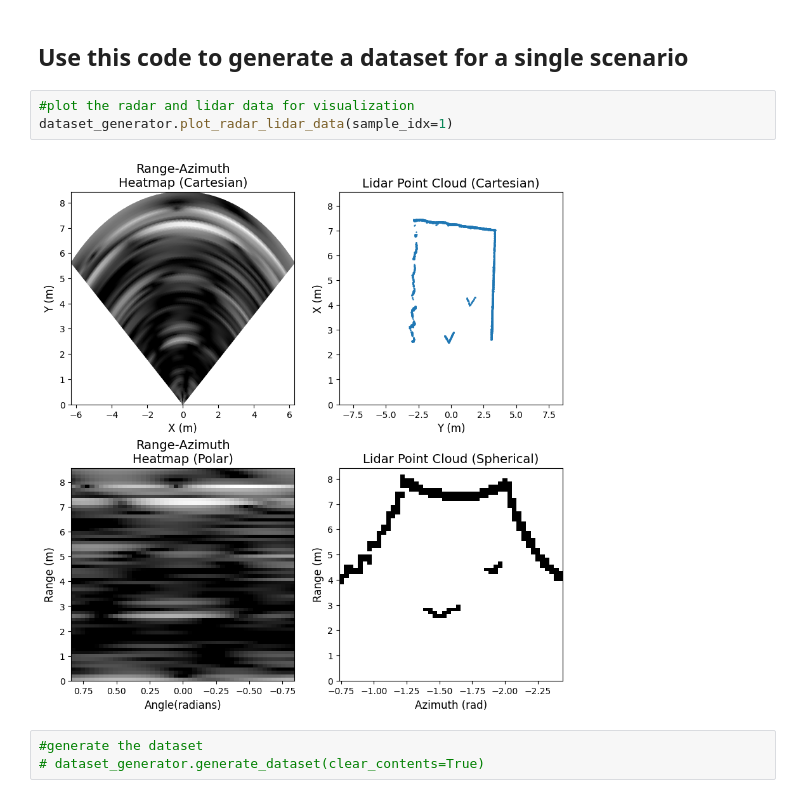
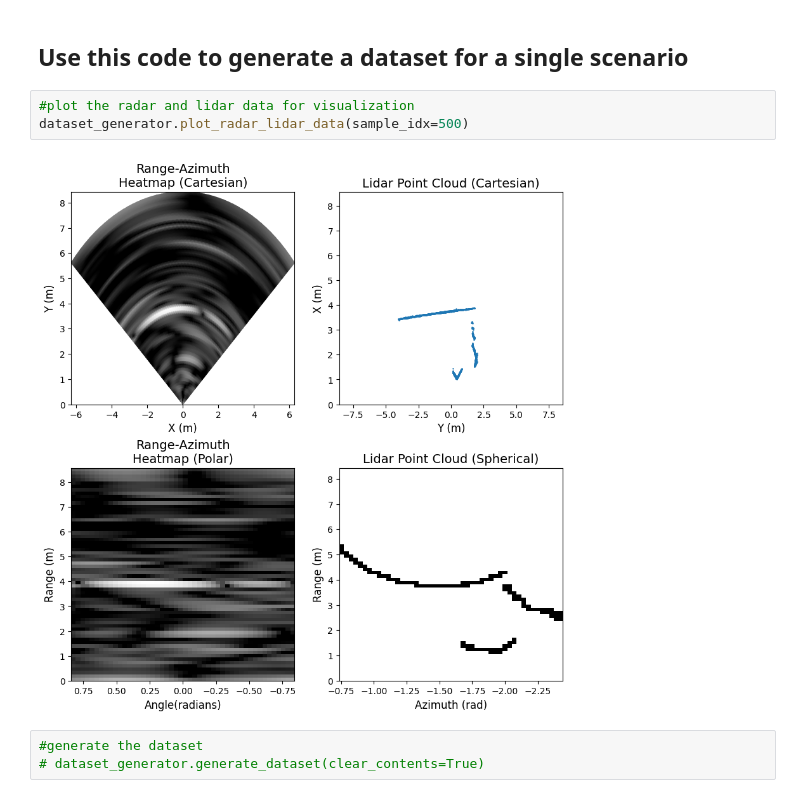
Before and after one commit to cpsl-research/radar-dev, a Jupyter notebook: Notebooks/generate_dataset_CPSL_ground.ipynb, the cells around one changed output. Cells and saved outputs as stored; diff of their text form.

```diff
--- a/Notebooks/generate_dataset_CPSL_ground.ipynb
+++ b/Notebooks/generate_dataset_CPSL_ground.ipynb
@@ -94,9 +94,9 @@ num actual angle bins: 48
 ## Use this code to generate a dataset for a single scenario
 # %%
 #plot the radar and lidar data for visualization
-dataset_generator.plot_radar_lidar_data(sample_idx=1)
+dataset_generator.plot_radar_lidar_data(sample_idx=500)
 # %% [output]
-[figure, old version]
+[figure, new version]
 # %%
 #generate the dataset
 # dataset_generator.generate_dataset(clear_contents=True)
```
Also changed, not shown: parts of 1 cell of this notebook, 3 other files.
